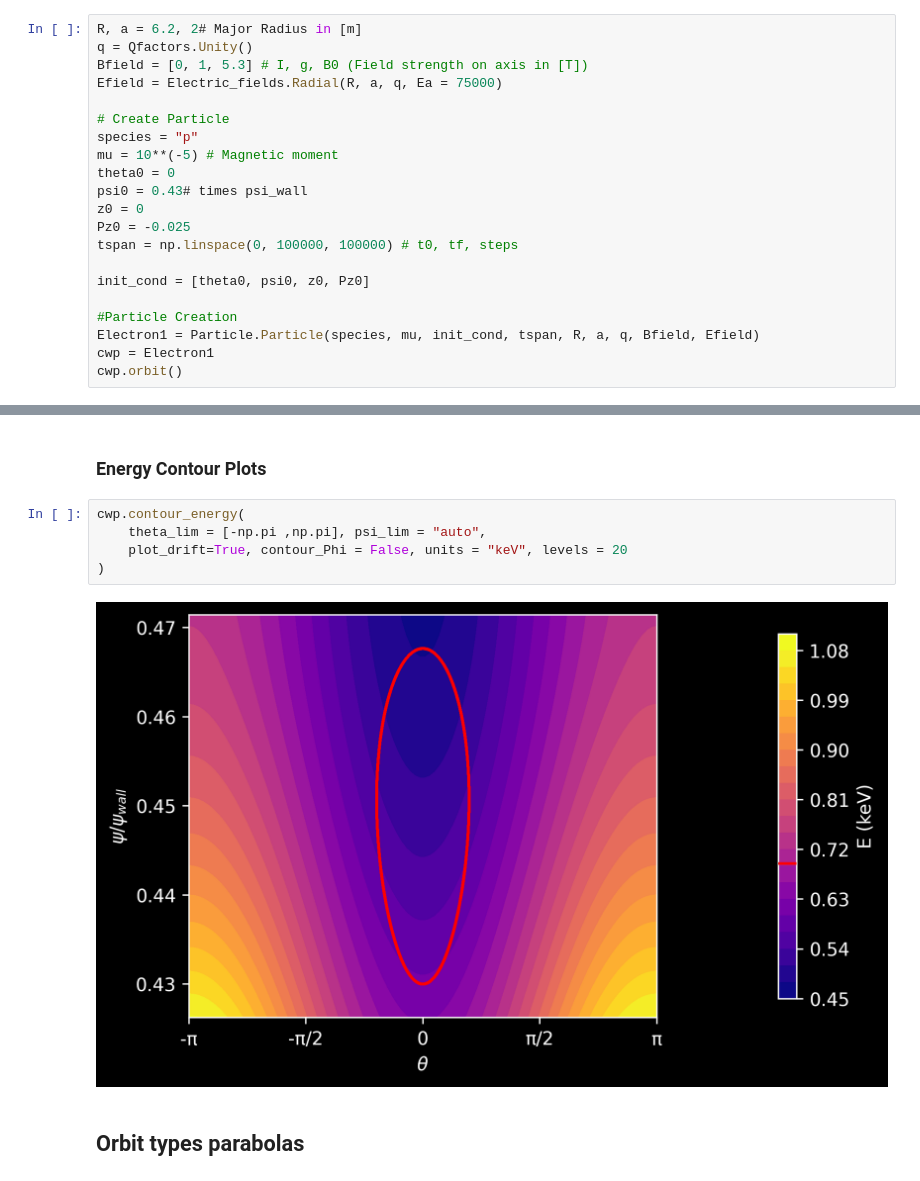
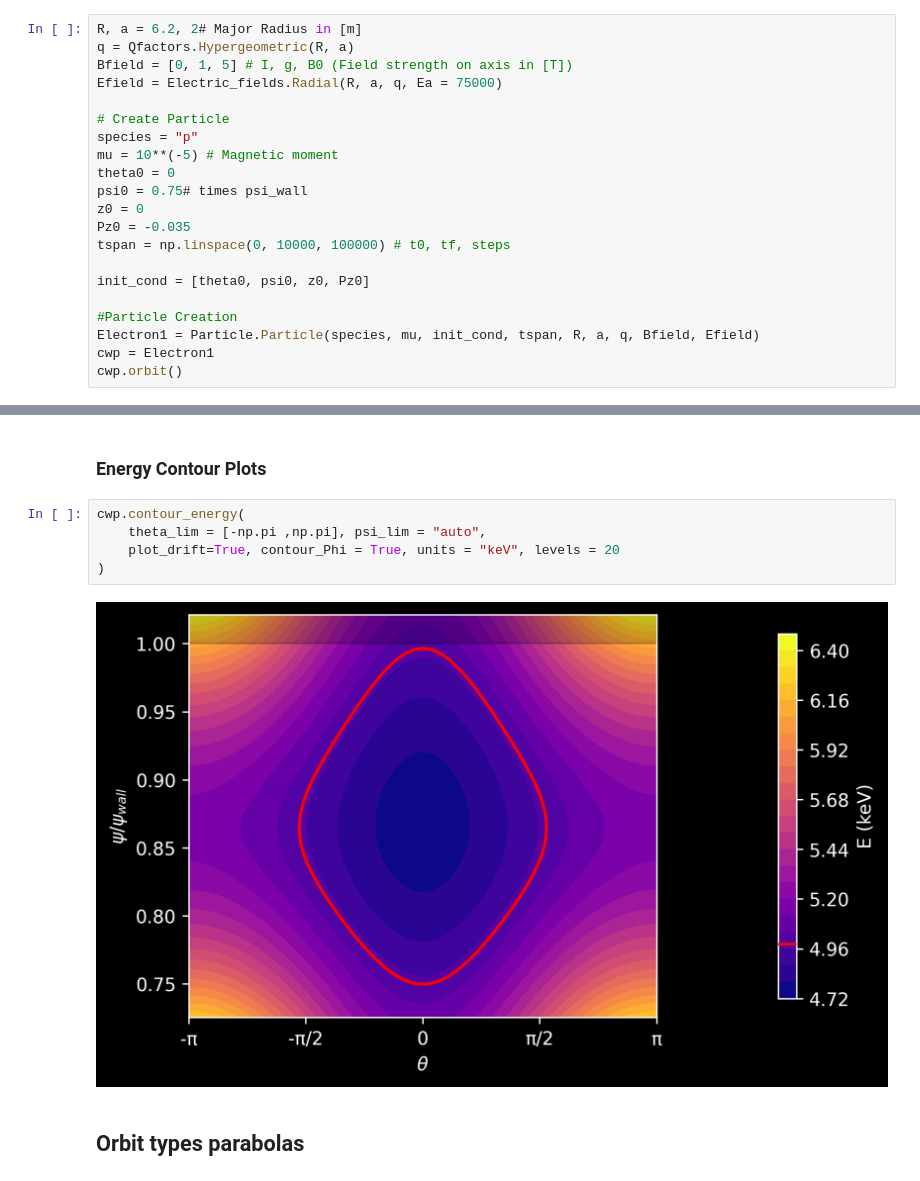
Before and after one commit to PlasmaPhy/guiding-center-motion, a Jupyter notebook: Notebook.ipynb, the cells around one changed output, grey strips where cells are left out. Saved outputs shown, nothing was run; the diff lists cells and outputs as text.

```diff
--- a/Notebook.ipynb
+++ b/Notebook.ipynb
@@ -47,18 +47,18 @@ In this cell we can create multiple particles independently. By setting cwp (cur
 First we set up the Tokamak configuration, and the particle's initial conditions
 # %%
 R, a = 6.2, 2# Major Radius in [m]
-q = Qfactors.Unity()
-Bfield = [0, 1, 5.3] # I, g, B0 (Field strength on axis in [T])
+q = Qfactors.Hypergeometric(R, a)
+Bfield = [0, 1, 5] # I, g, B0 (Field strength on axis in [T])
 Efield = Electric_fields.Radial(R, a, q, Ea = 75000)
 
 # Create Particle
 species = "p"
 mu = 10**(-5) # Magnetic moment
 theta0 = 0
-psi0 = 0.43# times psi_wall
+psi0 = 0.75# times psi_wall
 z0 = 0
-Pz0 = -0.025
-tspan = np.linspace(0, 100000, 100000) # t0, tf, steps
+Pz0 = -0.035
+tspan = np.linspace(0, 10000, 100000) # t0, tf, steps
 
 init_cond = [theta0, psi0, z0, Pz0]
 
@@ -100,10 +100,10 @@ cwp.plot_time_evolution(percentage =100)
 # %%
 cwp.contour_energy(
     theta_lim = [-np.pi ,np.pi], psi_lim = "auto",
-    plot_drift=True, contour_Phi = False, units = "keV", levels = 20
+    plot_drift=True, contour_Phi = True, units = "keV", levels = 20
 )
 # %% [output]
-[figure, old version]
+[figure, new version]
 # %% [markdown]
 ## Orbit types parabolas
 # %% [markdown]
```
Also changed, not shown: parts of 8 cells of this notebook, 3 other files.
